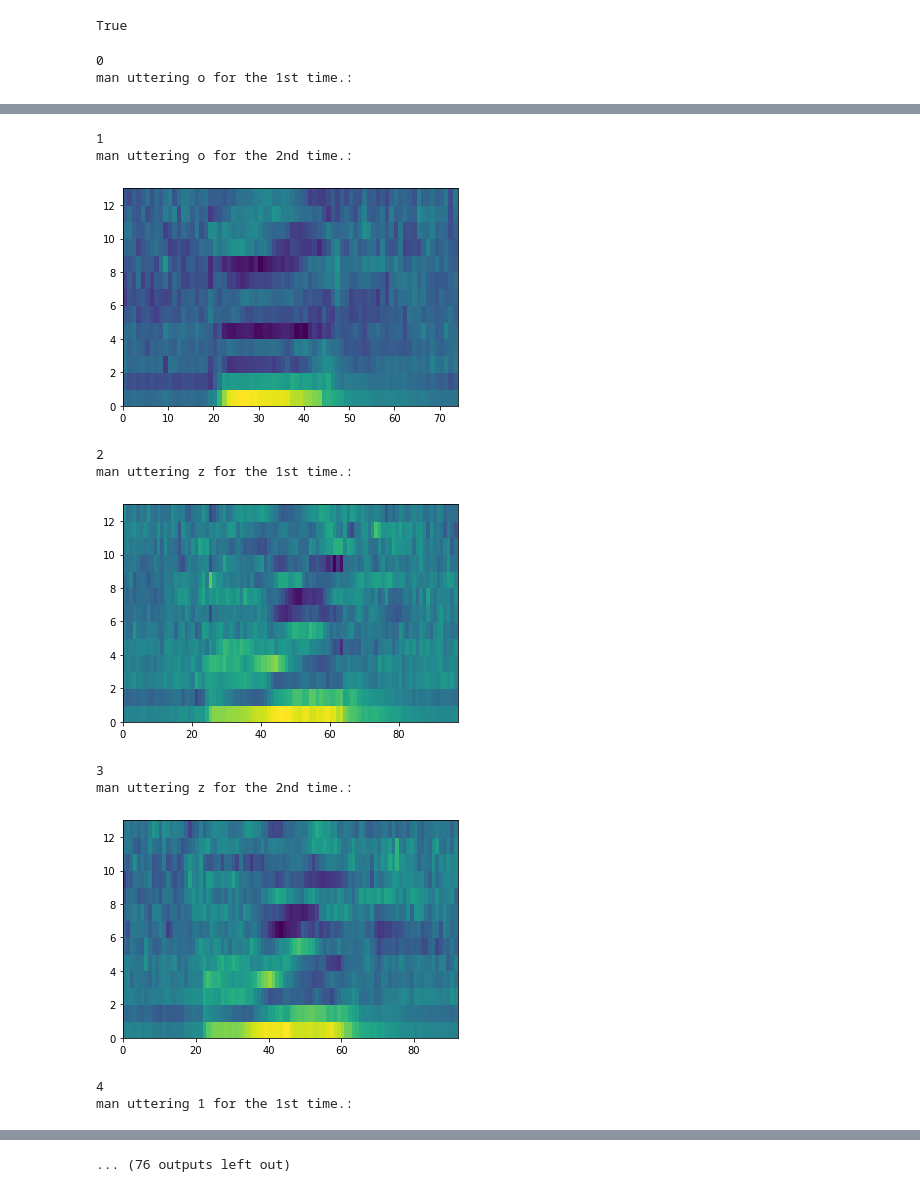
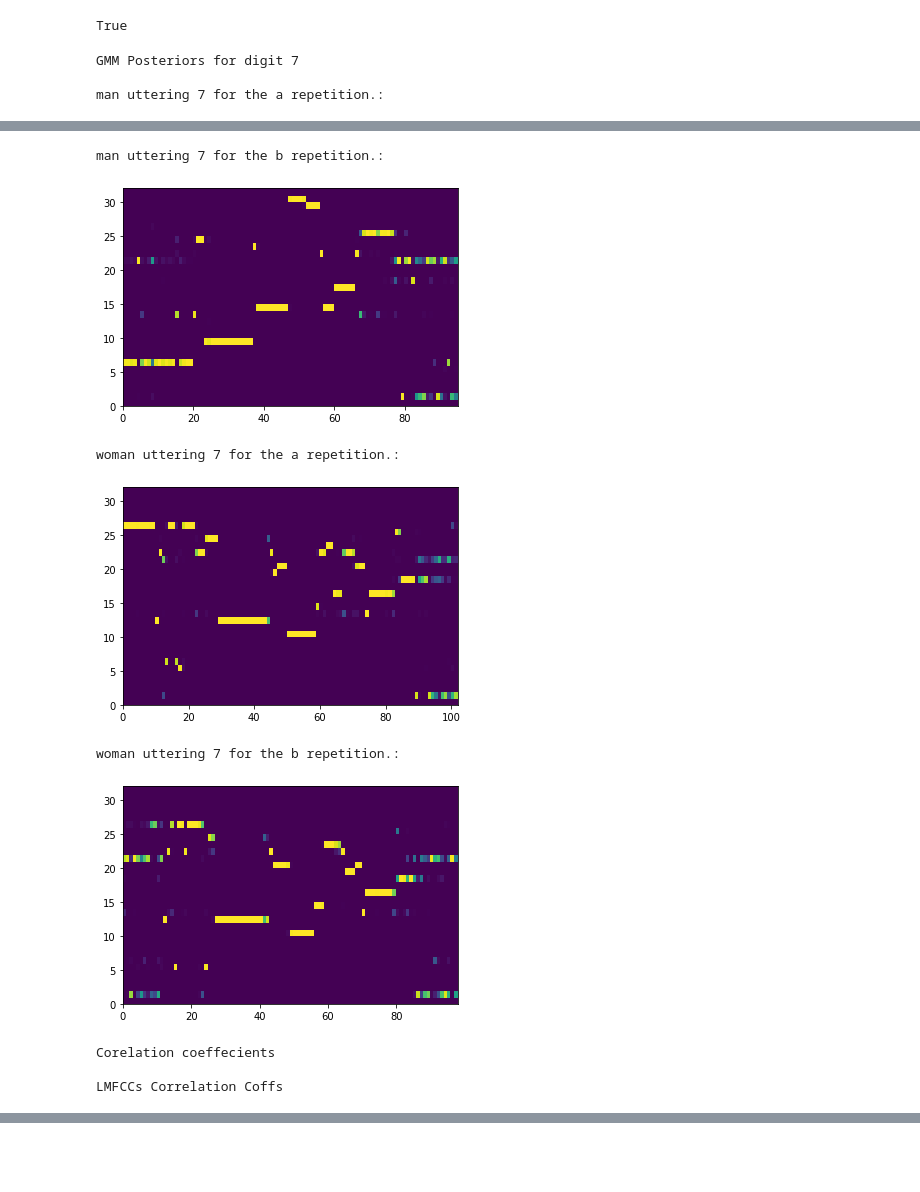
Before and after one commit to letsGoBharat/Speech-and-Speaker-Recognition, a Jupyter notebook: Feature_Extraction/feature_extraction.ipynb, the cells around one changed output, grey strips where cells are left out. Saved outputs shown, nothing was run; the diff lists cells and outputs as text; code cells hidden in the pictures; blank space fills up the shorter version.

```diff
--- a/Feature_Extraction/feature_extraction.ipynb
+++ b/Feature_Extraction/feature_extraction.ipynb
@@ -443,11 +505,11 @@ True
 [figure]
 True
 # %%
-from sklearn.mixture import GaussianMixture
-
+#Task 5 and 6
 flag = True
 feature_array = None
 utterances = []
+desired_utterances = []
 
 i = 0
 for d in data:
@@ -460,51 +522,24 @@ for d in data:
   else:
     feature_array = np.concatenate((feature_array, lmfcc), axis=0)
 
+  utterances.append(lmfcc)
+
   # Save utterances desired
   if(i == 16 or i == 17 or i == 38 or i == 39):
-    utterances.append((lmfcc, d))
+    desired_utterances.append((lmfcc, d))
 
-  # Plot LMFCC
-  if(d['repetition'] == "a"):
-    rep = "1st"
-  else:
-    rep = "2nd"
-  print(i)
+  #plot_lmfcc(i, d, lmfcc)
   i += 1
-  print(d['gender'] + " uttering " + d['digit'] + " for the " + rep + " time.:")
-  plot_colormesh(lmfcc)
 
-# # Plot GMM posteriors
+# Plot GMM posteriors
+components = 32
+gmm_posteriors(feature_array, desired_utterances, components)
 
-# print("GMM Posteriors for digit 7")
-# print()
-
-# components = 32
-# model = GaussianMixture(components)
-# model.fit(feature_array)
-
-# posteriors = []
-# for utterance in utterances:
-#     posteriors.append(model.predict_proba(utterance[0]))
-
-# for i in range(len(utterances)):
-#   print(utterances[i][1]['gender'] + " uttering " + utterances[i][1]['digit'] + " for the " + utterances[i][1]['repetition'] + " repetition.:")
-#   plot_colormesh(posteriors[i])
-
-
-# # Comment added by us vv
-# '''
-# rowvar = False means that each column(coffecient) is considered as a variable i.e corelation b/w coffs is calculated
-# if rowvar = True, then corealtion b/w feature vectors would be calculated
-# '''
-# # Comment added by us ^^
-# print('LMFCCs Correlation Coffs')
-# corelation_coffs = np.corrcoef(feature_array, rowvar=False)
-# plot_colormesh(corelation_coffs)
-
-# print('MSPEC Correlation Coffs')
-# corelation_coffs_mspec = np.corrcoef(example['mspec'], rowvar=False)
-# plot_colormesh(corelation_coffs_mspec)
+#Corelation coeffecients
+print('Corelation coeffecients \n')
+example_mspec = example['mspec']
+plot_corelations(feature_array, example_mspec)
 # %% [output]
-0
-man uttering o for the 1st time.:
+GMM Posteriors for digit 7
+
+man uttering 7 for the a repetition.:
@@ -512,11 +547,9 @@ man uttering o for the 1st time.:
-1
-man uttering o for the 2nd time.:
+man uttering 7 for the b repetition.:
-[figure, old version]
+[figure, new version]
-2
-man uttering z for the 1st time.:
+woman uttering 7 for the a repetition.:
-[figure, old version]
+[figure, new version]
-3
-man uttering z for the 2nd time.:
+woman uttering 7 for the b repetition.:
-[figure, old version]
+[figure, new version]
-4
-man uttering 1 for the 1st time.:
+Corelation coeffecients
+
+LMFCCs Correlation Coffs
@@ -527 +558,0 @@ man uttering 1 for the 2nd time.:
-... (76 outputs left out)
```
Also changed, not shown: parts of 8 cells of this notebook.
